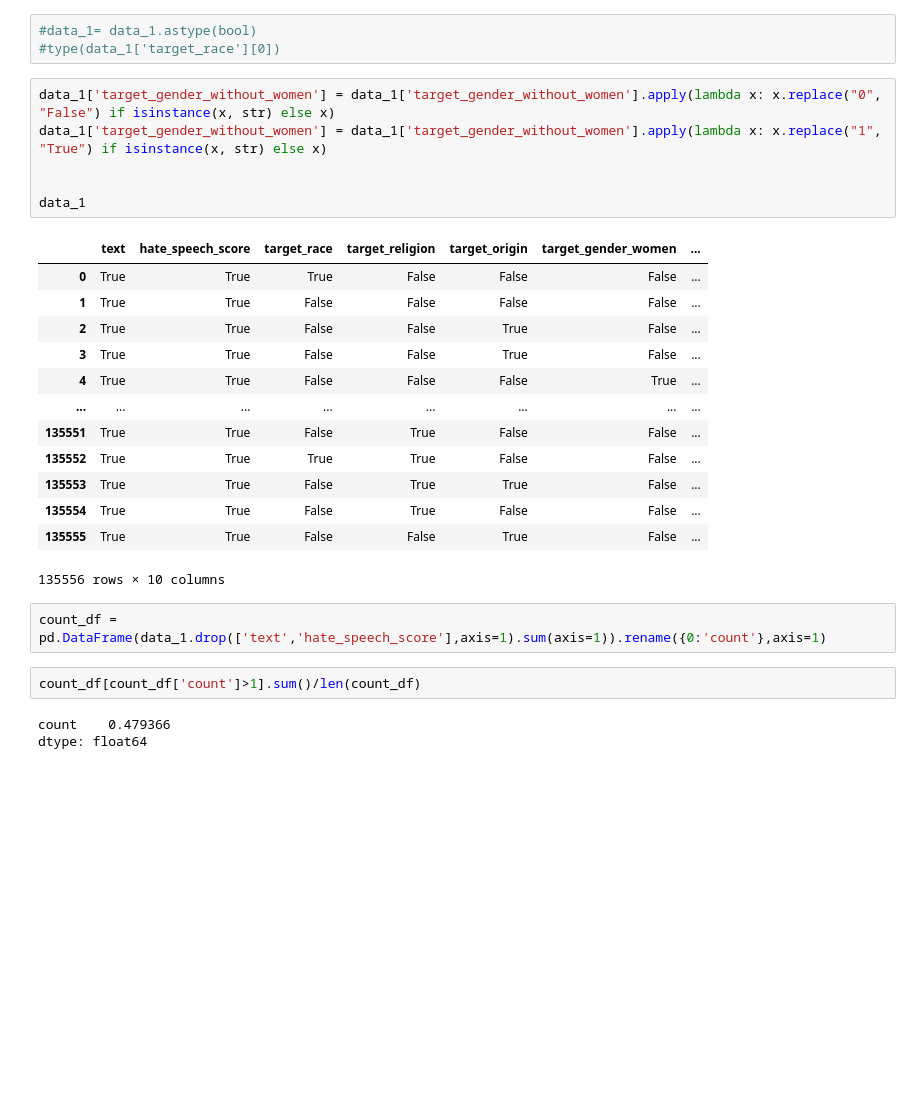
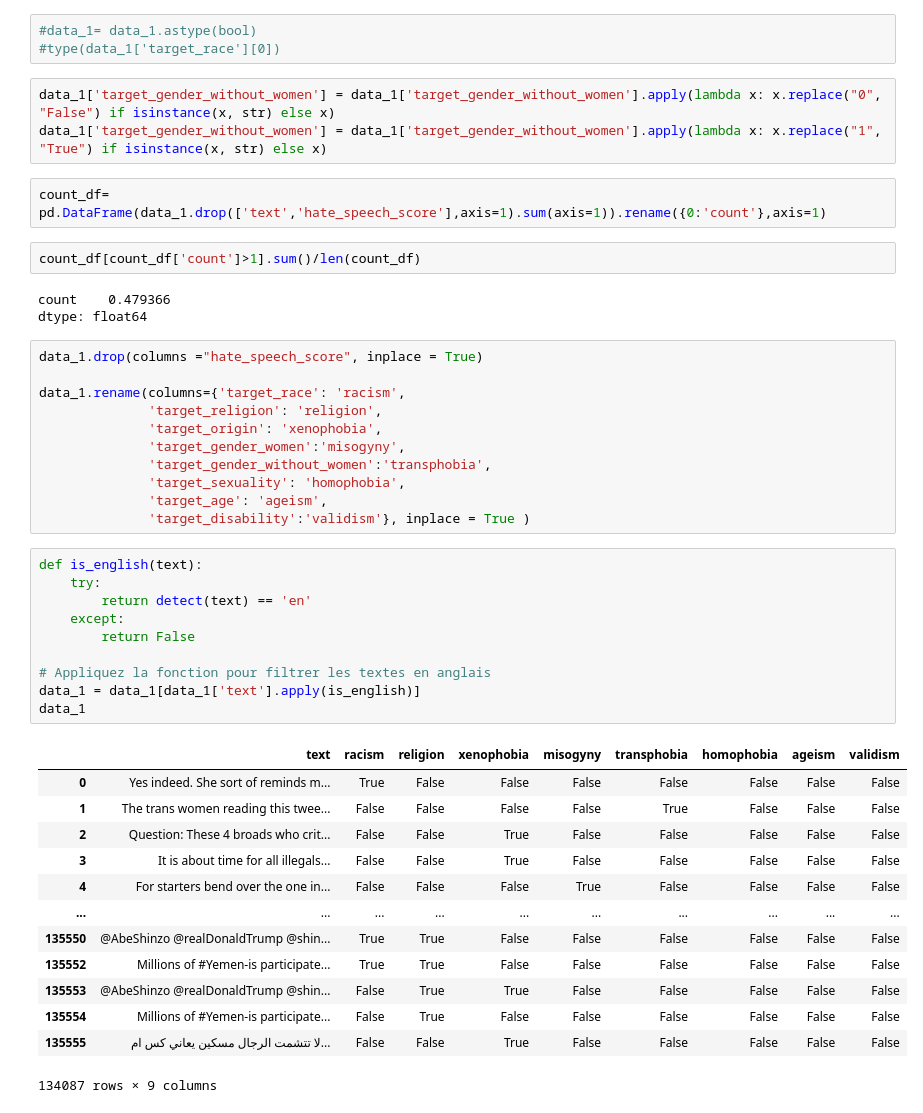
Before and after one commit to irismarechal1997/moder_ia, a Jupyter notebook: notebook/iris_3.ipynb, the cells around one changed output. Cells and saved outputs as stored; diff of their text form; blank space fills up the shorter version.

Commit message:
cleaning_data_classir

```diff
--- a/notebook/iris_3.ipynb
+++ b/notebook/iris_3.ipynb
@@ -133,27 +69,45 @@ array([ True, False])
 # %%
 data_1['target_gender_without_women'] = data_1['target_gender_without_women'].apply(lambda x: x.replace("0", "False") if isinstance(x, str) else x)
 data_1['target_gender_without_women'] = data_1['target_gender_without_women'].apply(lambda x: x.replace("1", "True") if isinstance(x, str) else x)
-
-
-data_1
-# %% [output]
-|  | text | hate_speech_score | target_race | target_religion | target_origin | target_gender_women | ... |
-| 0 | True | True | True | False | False | False | ... |
-| 1 | True | True | False | False | False | False | ... |
-| 2 | True | True | False | False | True | False | ... |
-| 3 | True | True | False | False | True | False | ... |
-| 4 | True | True | False | False | False | True | ... |
-| ... | ... | ... | ... | ... | ... | ... | ... |
-| 135551 | True | True | False | True | False | False | ... |
-| 135552 | True | True | True | True | False | False | ... |
-| 135553 | True | True | False | True | True | False | ... |
-| 135554 | True | True | False | True | False | False | ... |
-| 135555 | True | True | False | False | True | False | ... |
-135556 rows × 10 columns
 # %%
-count_df = pd.DataFrame(data_1.drop(['text','hate_speech_score'],axis=1).sum(axis=1)).rename({0:'count'},axis=1)
+count_df= pd.DataFrame(data_1.drop(['text','hate_speech_score'],axis=1).sum(axis=1)).rename({0:'count'},axis=1)
 # %%
 count_df[count_df['count']>1].sum()/len(count_df)
 # %% [output]
 count    0.479366
 dtype: float64
+# %%
+data_1.drop(columns ="hate_speech_score", inplace = True)
+
+data_1.rename(columns={'target_race': 'racism',
+              'target_religion': 'religion',
+              'target_origin': 'xenophobia',
+              'target_gender_women':'misogyny',
+              'target_gender_without_women':'transphobia',
+              'target_sexuality': 'homophobia',
+              'target_age': 'ageism',
+              'target_disability':'validism'}, inplace = True )
+# %%
+def is_english(text):
+    try:
+        return detect(text) == 'en'
+    except:
+        return False
+
+# Appliquez la fonction pour filtrer les textes en anglais
+data_1 = data_1[data_1['text'].apply(is_english)]
+data_1
+# %% [output]
+|  | text | racism | religion | xenophobia | misogyny | transphobia | homophobia | ageism | validism |
+| 0 | Yes indeed. She sort of reminds m... | True | False | False | False | False | False | False | False |
+| 1 | The trans women reading this twee... | False | False | False | False | True | False | False | False |
+| 2 | Question: These 4 broads who crit... | False | False | True | False | False | False | False | False |
+| 3 | It is about time for all illegals... | False | False | True | False | False | False | False | False |
+| 4 | For starters bend over the one in... | False | False | False | True | False | False | False | False |
+| ... | ... | ... | ... | ... | ... | ... | ... | ... | ... |
+| 135550 | @AbeShinzo @realDonaldTrump @shin... | True | True | False | False | False | False | False | False |
+| 135552 | Millions of #Yemen-is participate... | True | True | False | False | False | False | False | False |
+| 135553 | @AbeShinzo @realDonaldTrump @shin... | False | True | True | False | False | False | False | False |
+| 135554 | Millions of #Yemen-is participate... | False | True | False | False | False | False | False | False |
+| 135555 | لا تتشمت الرجال مسكين يعاني كس ام... | False | False | True | False | False | False | False | False |
+134087 rows × 9 columns
```
Also changed, not shown: parts of 25 cells of this notebook, 3 other files.
